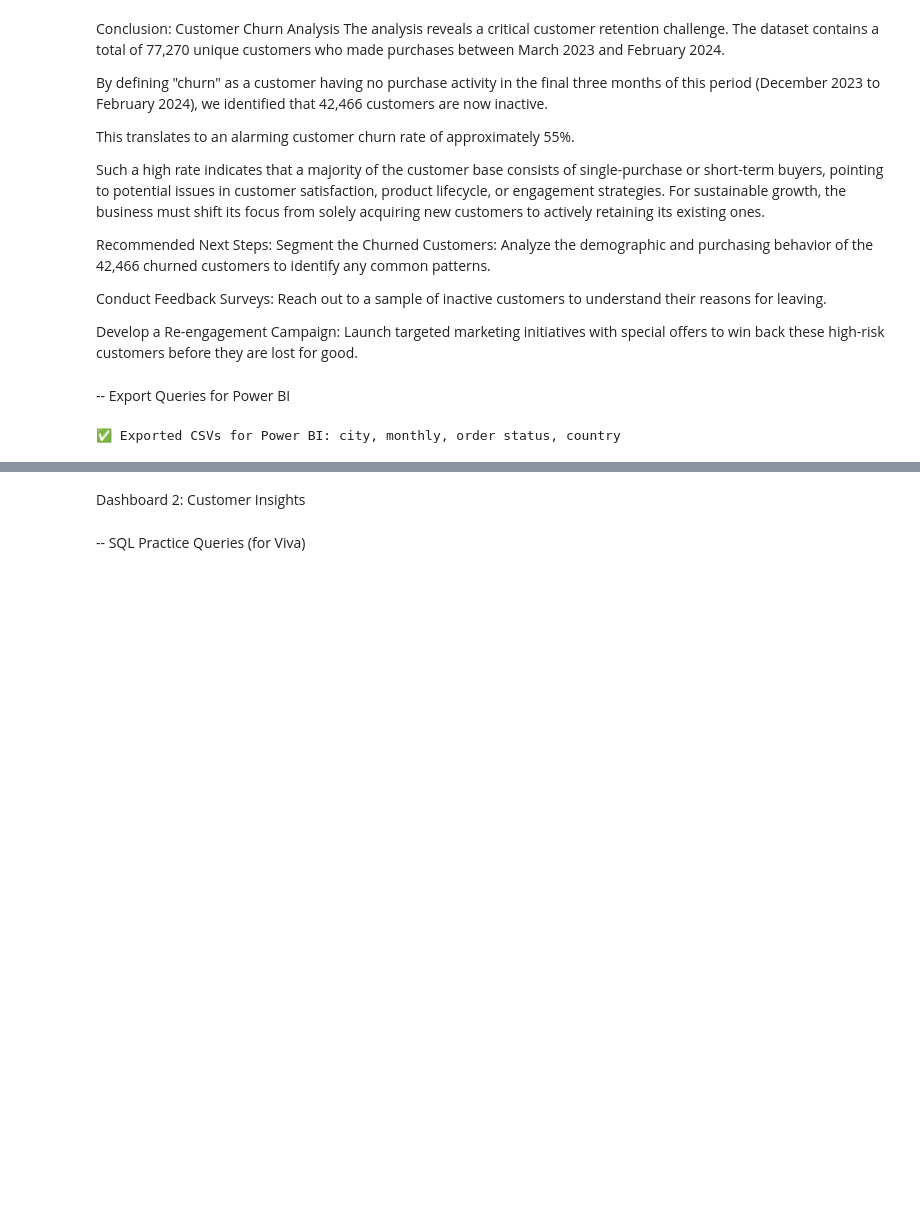
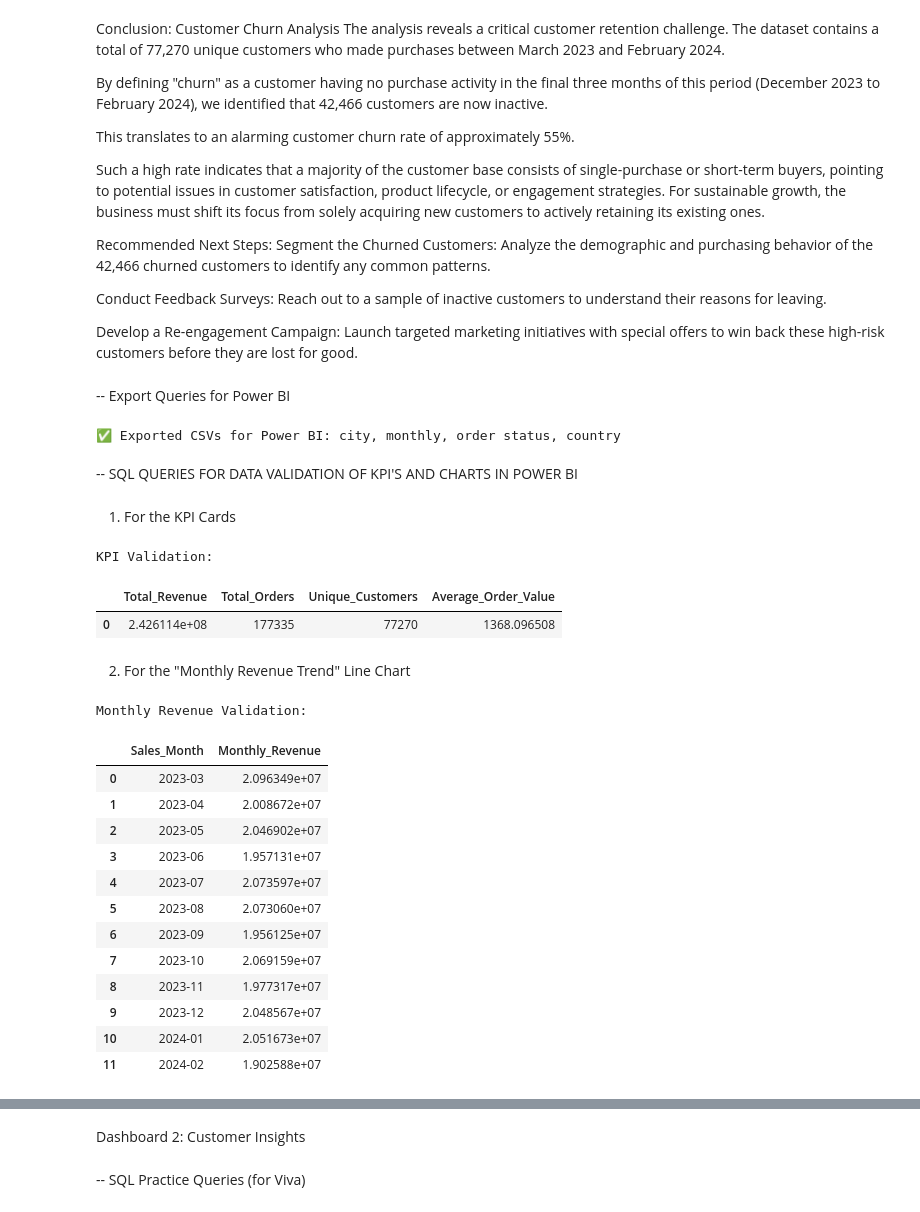
Before and after one commit to pranav444444/MinorProject_Sem7_Customer-Preference-and-Trend-Analytics-for-the-Retail-Sector, a Jupyter notebook: sample_retail_sales (2).ipynb, the cells around one changed output, grey strips where cells are left out. Drawn from its saved outputs; the diff is of its cells as text; code cells hidden in the pictures; blank space fills up the shorter version.

```diff
--- a/sample_retail_sales (2).ipynb
+++ b/sample_retail_sales (2).ipynb
@@ -1340,3 +1340,50 @@ df_country_sales.to_csv("output_country_sales.csv", index=False)
 print("✅ Exported CSVs for Power BI: city, monthly, order status, country")
 # %% [output]
 ✅ Exported CSVs for Power BI: city, monthly, order status, country
+# %% [markdown]
+-- SQL QUERIES FOR DATA VALIDATION OF KPI'S AND CHARTS IN POWER BI
+# %% [markdown]
+1) For the KPI Cards
+# %%
+# --- Validation for KPIs ---
+print("KPI Validation:")
+display(pd.read_sql_query("""
+    SELECT
+        SUM(Total_Amount) AS Total_Revenue,
+        COUNT(Transaction_ID) AS Total_Orders,
+        COUNT(DISTINCT Customer_ID) AS Unique_Customers,
+        SUM(Total_Amount) / COUNT(Transaction_ID) AS Average_Order_Value
+    FROM RetailData;
+""", conn))
+# %% [output]
+KPI Validation:
+|  | Total_Revenue | Total_Orders | Unique_Customers | Average_Order_Value |
+| 0 | 2.426114e+08 | 177335 | 77270 | 1368.096508 |
+# %% [markdown]
+2. For the "Monthly Revenue Trend" Line Chart
+# %%
+# --- Validation for Monthly Trend Chart ---
+print("\nMonthly Revenue Validation:")
+display(pd.read_sql_query("""
+    SELECT
+        strftime('%Y-%m', Date) AS Sales_Month,
+        SUM(Total_Amount) AS Monthly_Revenue
+    FROM RetailData
+    GROUP BY Sales_Month
+    ORDER BY Sales_Month;
+""", conn))
+# %% [output]
+Monthly Revenue Validation:
+|  | Sales_Month | Monthly_Revenue |
+| 0 | 2023-03 | 2.096349e+07 |
+| 1 | 2023-04 | 2.008672e+07 |
+| 2 | 2023-05 | 2.046902e+07 |
+| 3 | 2023-06 | 1.957131e+07 |
+| 4 | 2023-07 | 2.073597e+07 |
+| 5 | 2023-08 | 2.073060e+07 |
+| 6 | 2023-09 | 1.956125e+07 |
+| 7 | 2023-10 | 2.069159e+07 |
+| 8 | 2023-11 | 1.977317e+07 |
+| 9 | 2023-12 | 2.048567e+07 |
+| 10 | 2024-01 | 2.051673e+07 |
+| 11 | 2024-02 | 1.902588e+07 |
```
Also changed, not shown: parts of 38 cells of this notebook, 2 other files.
